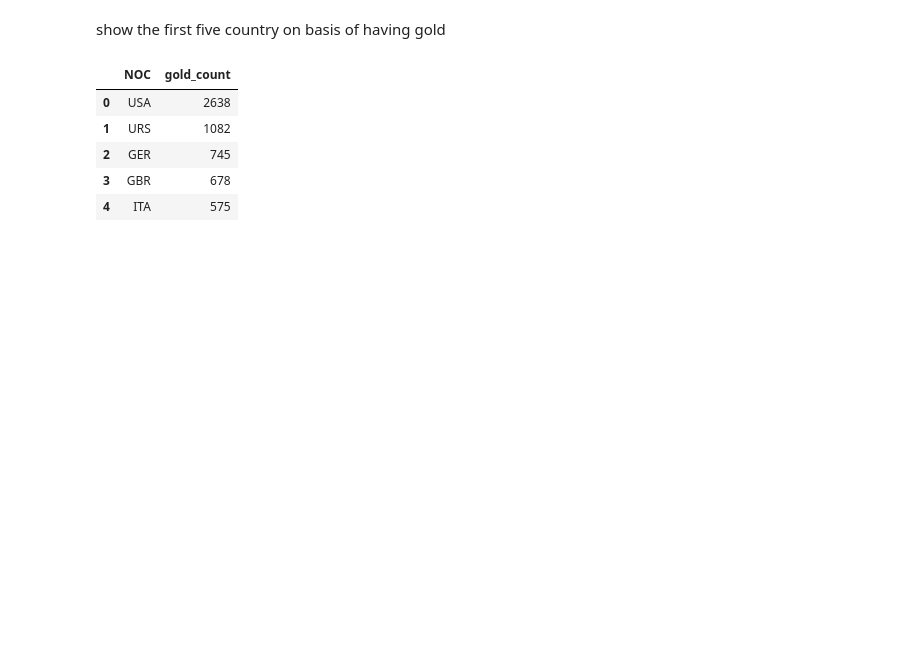
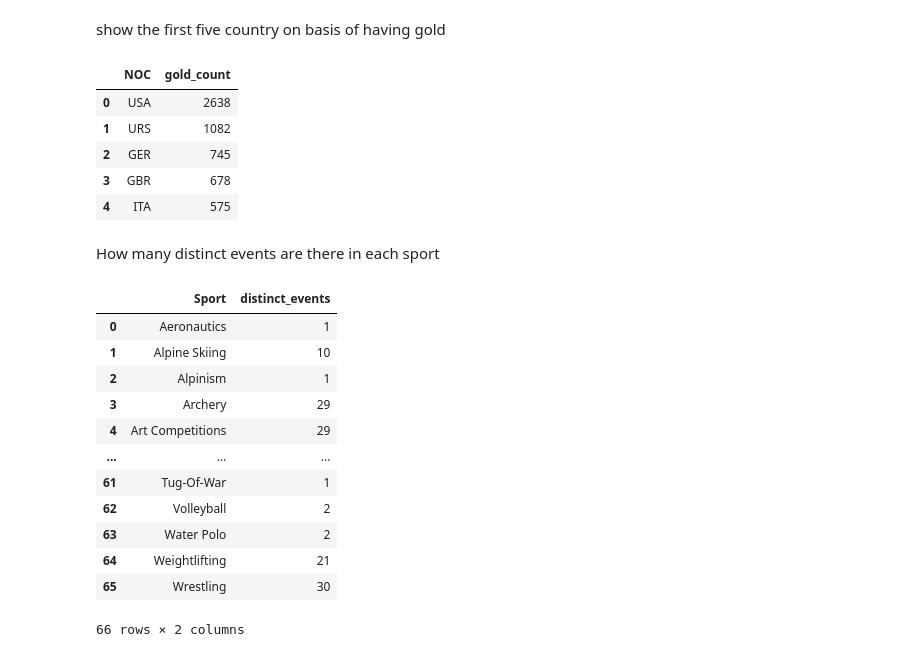
Before and after one commit to egitonga395/kamilimu_assignments, a Jupyter notebook: Ericksqlassignment.ipynb, the cells around one changed output. Drawn from its saved outputs; the diff is of its cells as text; code cells hidden in the pictures; blank space fills up the shorter version.

```diff
--- a/Ericksqlassignment.ipynb
+++ b/Ericksqlassignment.ipynb
@@ -50,3 +50,26 @@ LIMIT 5
 | 2 | GER | 745 |
 | 3 | GBR | 678 |
 | 4 | ITA | 575 |
+# %% [markdown]
+How many distinct events are there in each sport
+# %%
+pd.read_sql("""
+SELECT sport, COUNT(DISTINCT event) AS distinct_events
+FROM athletes_table
+GROUP BY sport
+ORDER BY sport
+""", conn)
+# %% [output]
+|  | Sport | distinct_events |
+| 0 | Aeronautics | 1 |
+| 1 | Alpine Skiing | 10 |
+| 2 | Alpinism | 1 |
+| 3 | Archery | 29 |
+| 4 | Art Competitions | 29 |
+| ... | ... | ... |
+| 61 | Tug-Of-War | 1 |
+| 62 | Volleyball | 2 |
+| 63 | Water Polo | 2 |
+| 64 | Weightlifting | 21 |
+| 65 | Wrestling | 30 |
+66 rows × 2 columns
```
